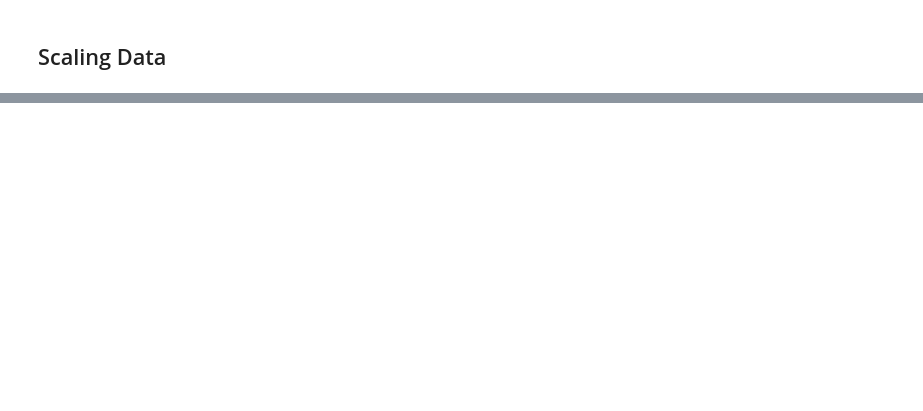
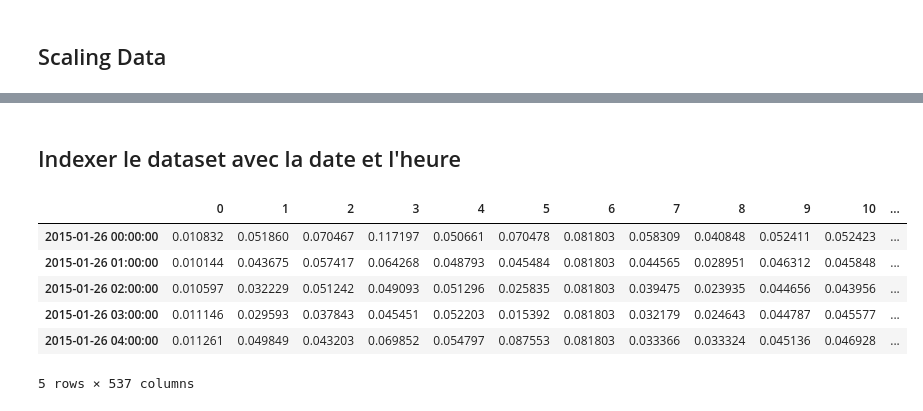
Before and after one commit to forloulhoucine/TER_Analyse-de-donnees-issues-dun-reseau-urbain, a Jupyter notebook: TER.ipynb, the cells around one changed output, grey strips where cells are left out. Cells and saved outputs as stored; diff of their text form; code cells hidden in the pictures; blank space fills up the shorter version.

```diff
--- a/TER.ipynb
+++ b/TER.ipynb
@@ -623,0 +623,14 @@ C.head()
+# %% [markdown]
+## Indexer le dataset avec la date et l'heure
+# %%
+h_d=pd.date_range("2015-01-26 00:00","2016-01-25 23:00",freq="60min")
+C.index=h_d
+C.head()
+# %% [output]
+|  | 0 | 1 | 2 | 3 | 4 | 5 | 6 | 7 | 8 | 9 | 10 | ... |
+| 2015-01-26 00:00:00 | 0.010832 | 0.051860 | 0.070467 | 0.117197 | 0.050661 | 0.070478 | 0.081803 | 0.058309 | 0.040848 | 0.052411 | 0.052423 | ... |
+| 2015-01-26 01:00:00 | 0.010144 | 0.043675 | 0.057417 | 0.064268 | 0.048793 | 0.045484 | 0.081803 | 0.044565 | 0.028951 | 0.046312 | 0.045848 | ... |
+| 2015-01-26 02:00:00 | 0.010597 | 0.032229 | 0.051242 | 0.049093 | 0.051296 | 0.025835 | 0.081803 | 0.039475 | 0.023935 | 0.044656 | 0.043956 | ... |
+| 2015-01-26 03:00:00 | 0.011146 | 0.029593 | 0.037843 | 0.045451 | 0.052203 | 0.015392 | 0.081803 | 0.032179 | 0.024643 | 0.044787 | 0.045577 | ... |
+| 2015-01-26 04:00:00 | 0.011261 | 0.049849 | 0.043203 | 0.069852 | 0.054797 | 0.087553 | 0.081803 | 0.033366 | 0.033324 | 0.045136 | 0.046928 | ... |
+5 rows × 537 columns
```
Also changed, not shown: parts of 8 cells of this notebook.
